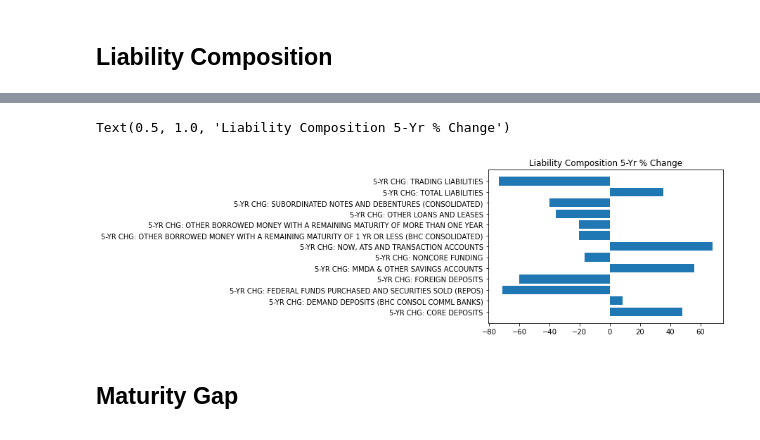
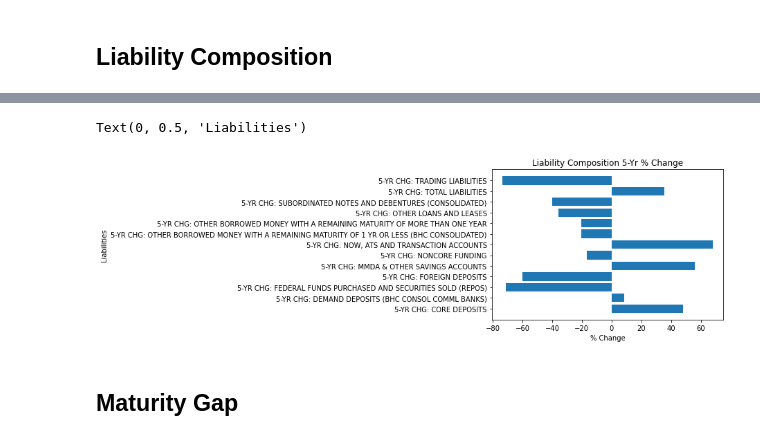
Before and after one commit to walkawalker/BHC-Analysis, a Jupyter notebook: Assignment 9 MFI.ipynb, the cells around one changed output, grey strips where cells are left out. Drawn from its saved outputs; the diff is of its cells as text; code cells hidden in the pictures.

```diff
--- a/Assignment 9 MFI.ipynb
+++ b/Assignment 9 MFI.ipynb
@@ -678,27 +824,29 @@ Text(0.5, 1.0, '1-Yr % Change')
 # %%
 liabilitycompratiolist = ['5-YR CHG: DEMAND DEPOSITS (BHC CONSOL COMML BANKS)',
                       '5-YR CHG: NOW, ATS AND TRANSACTION ACCOUNTS','5-YR CHG: TIME DEPOSITS (EXCLUDING BROKERED DEPOSITS) < $250K',
                          '5-YR CHG: MMDA & OTHER SAVINGS ACCOUNTS','5-YR CHG: CORE DEPOSITS','5-YR CHG: INTEREST ON TIME DEPOSITS OF $250K OR MORE',
                          '5-YR CHG: FOREIGN DEPOSITS', '5-YR CHG: FEDERAL FUNDS PURCHASED AND SECURITIES SOLD (REPOS)','5-YR CHG: OTHER BORROWED MONEY WITH A REMAINING MATURITY OF 1 YR OR LESS (BHC CONSOLIDATED)',
                           '5-YR CHG: OTHER BORROWED MONEY WITH A REMAINING MATURITY OF MORE THAN ONE YEAR', '5-YR CHG: BROKERED DEPOSITS < $250K',
                           '5-YR CHG: NONCORE FUNDING', '5-YR CHG: TRADING LIABILITIES', '5-YR CHG: SUBORDINATED NOTES AND DEBENTURES (CONSOLIDATED)',
                           '5-YR CHG: OTHER LOANS AND LEASES','5-YR CHG: TOTAL LIABILITIES']
 testcase = dt + 'downloaded.csv'
 df = pd.read_csv(testcase, header =None, skiprows=15)
 df.rename(columns={0: 'ID', 1:'Ratio Type', 2: 'Value'}, inplace=True)
 df['Value'] = pd.to_numeric(df['Value'], errors = 'coerce')
 df['COUNT'] = df.groupby(['Ratio Type']).cumcount()+1
 df = df.set_index(['Ratio Type', 'COUNT'])['Value'].unstack().add_prefix('col').reset_index()
 df.rename(columns={'COUNT': 'Index', 'col1': daterange2[0], 'col2':daterange2[1], 'col3': daterange2[2],
                    'col4':daterange2[3], 'col5': daterange2[4]}, inplace=True)
 df = df[df['Ratio Type'].isin(liabilitycompratiolist)]
 df = df[['Ratio Type','12/31/2020']]
 df.head()
 plt.barh(y = df['Ratio Type'], width = df['12/31/2020'])
 plt.title('Liability Composition 5-Yr % Change')
+plt.xlabel('% Change')
+plt.ylabel('Liabilities')
 # %% [output]
-Text(0.5, 1.0, 'Liability Composition 5-Yr % Change')
+Text(0, 0.5, 'Liabilities')
-[figure, old version]
+[figure, new version]
 # %% [markdown]
 ## Maturity Gap
 # %%
```
Also changed, not shown: parts of 125 cells of this notebook, 4 other files.
